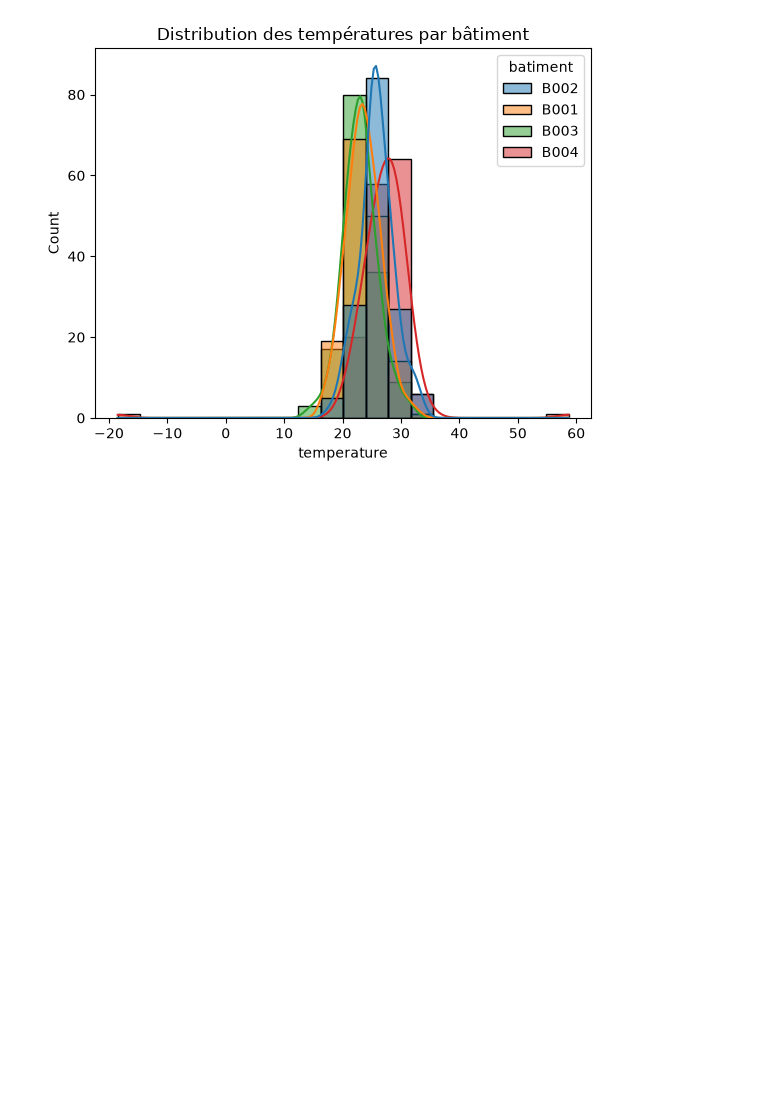
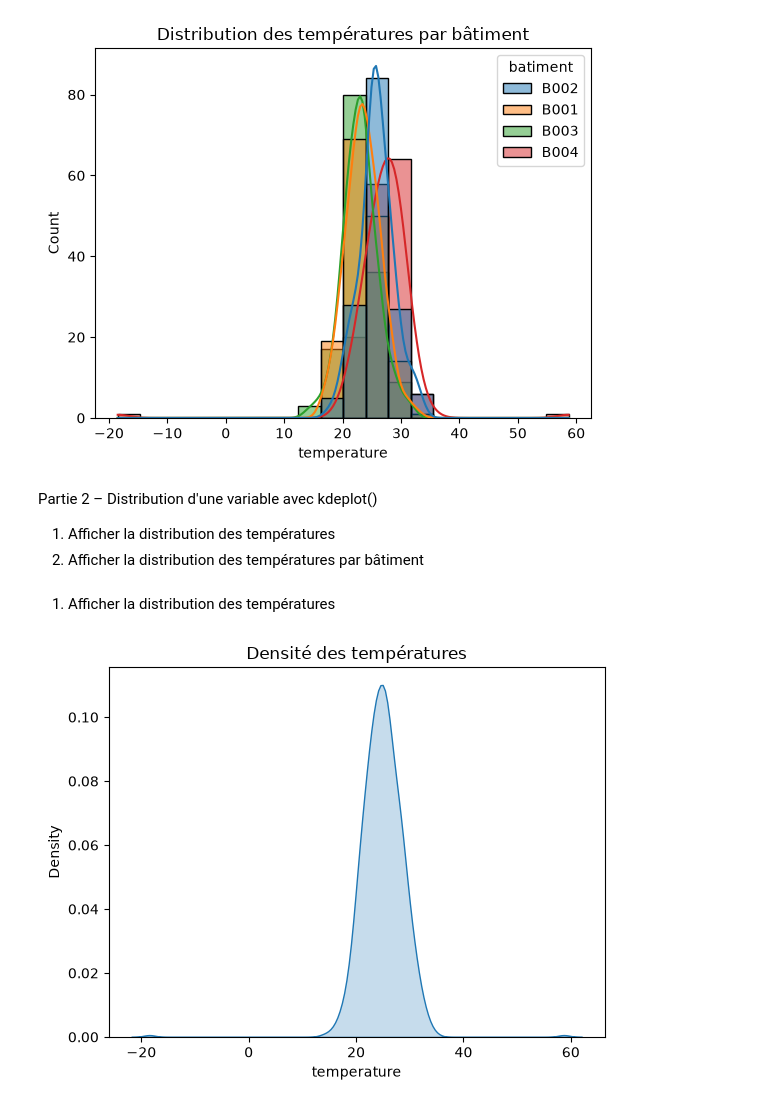
Before and after one commit to yohanfredyh/atelier_seaborn, a Jupyter notebook: notebooks/atelier_seaborn_iot.ipynb, the cells around one changed output. Drawn from its saved outputs; the diff is of its cells as text; code cells hidden in the pictures; blank space fills up the shorter version.

Commit message:
partie 1 et partie 2

```diff
--- a/notebooks/atelier_seaborn_iot.ipynb
+++ b/notebooks/atelier_seaborn_iot.ipynb
@@ -120,3 +120,15 @@ plt.title("Distribution des températures par bâtiment")
 plt.show()
 # %% [output]
 [figure]
+# %% [markdown]
+Partie 2 – Distribution d'une variable avec kdeplot()
+1) Afficher la distribution des températures
+2) Afficher la distribution des températures par bâtiment
+# %% [markdown]
+1) Afficher la distribution des températures
+# %%
+sns.kdeplot(data=df, x="temperature", fill=True)
+plt.title("Densité des températures")
+plt.show()
+# %% [output]
+[figure, added]
```
Also changed, not shown: parts of 12 cells of this notebook.
